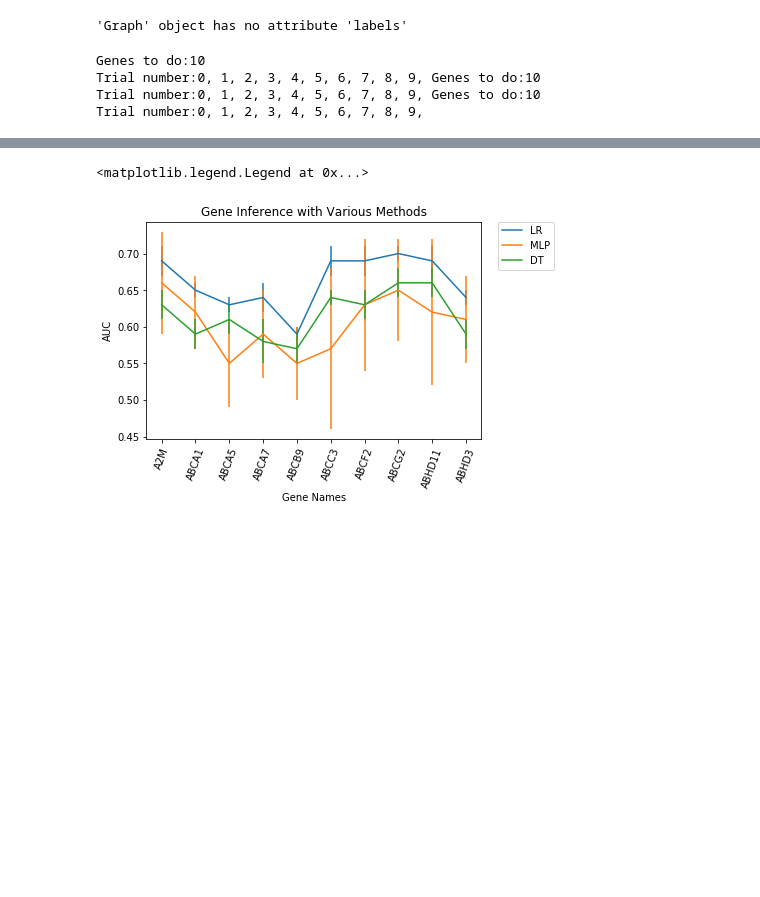
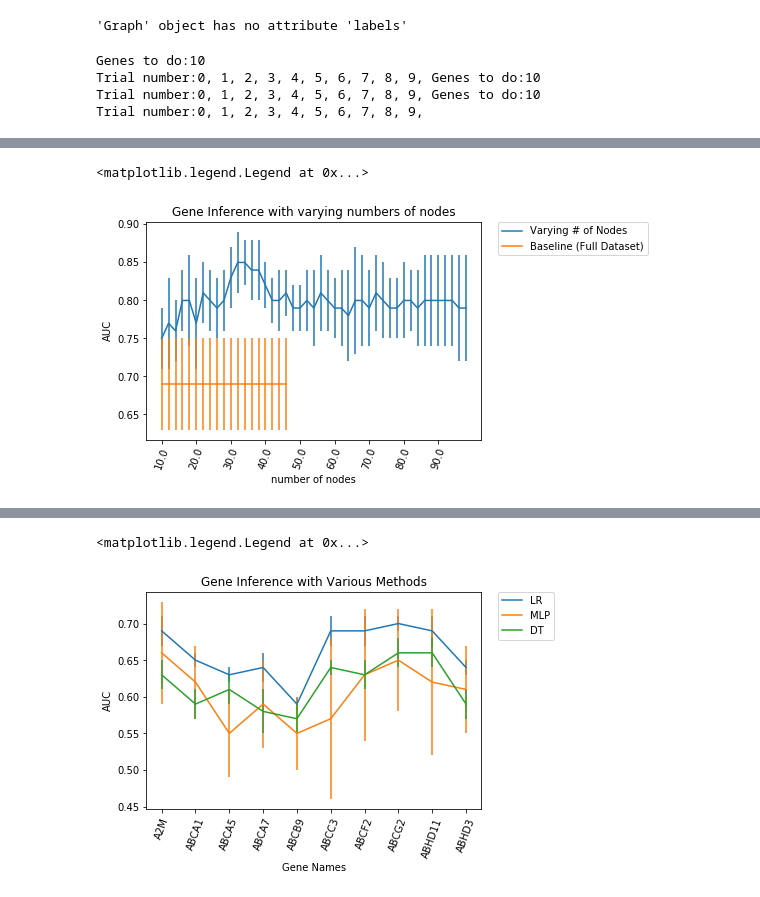
Before and after one commit to mila-iqia/gene-graph-conv, a Jupyter notebook: gene_inference.ipynb, the cells around one changed output, grey strips where cells are left out. Saved outputs shown, nothing was run; the diff lists cells and outputs as text; code cells hidden in the pictures; blank space fills up the shorter version.

```diff
--- a/gene_inference.ipynb
+++ b/gene_inference.ipynb
@@ -76,0 +105,28 @@ NameError: name 'mlp_df' is not defined
+# %%
+# Predict a gene from a growing number of Nodes
+results = pd.DataFrame([])
+gene = "RPL5"
+num_samples = 100
+max_genes = 100
+
+for i in range(10, max_genes, 2):
+    results = results.append(infer_gene(lr, tcgatissue.df.loc[:num_samples, sample_neighbors(g, "RPL5", i)], "RPL5", g)).reset_index(drop=True)
+    results.loc[results.index[-1], 'nodes'] = i
+# %%
+# results of adding Nodes
+plt.figure()
+
+#full_results.loc[full_results['samples'] == 100]
+
+line1 = plt.errorbar(results.index, results['auc'], xerr=0, yerr=results['std'])
+line2 = plt.errorbar(full_results.index, list(repeat(0.69, len(full_results))), xerr=0, yerr=list(repeat(0.06, len(full_results))))
+
+width = 0.2
+plt.xticks(list(results.iloc[::5, :].index), results.iloc[::5, :]['nodes'], rotation=70)
+plt.title("Gene Inference with varying numbers of nodes")
+plt.ylabel("AUC")
+plt.xlabel("number of nodes")
+plt.legend((line1[0], line2[0]), ('Varying # of Nodes', "Baseline (Full Dataset)"), bbox_to_anchor=(1.05, 1), loc=2, borderaxespad=0., fontsize=10)
+# %% [output]
+<matplotlib.legend.Legend at 0x...>
+[figure, added]
```
Also changed, not shown: parts of 11 cells of this notebook, 1 other file.
